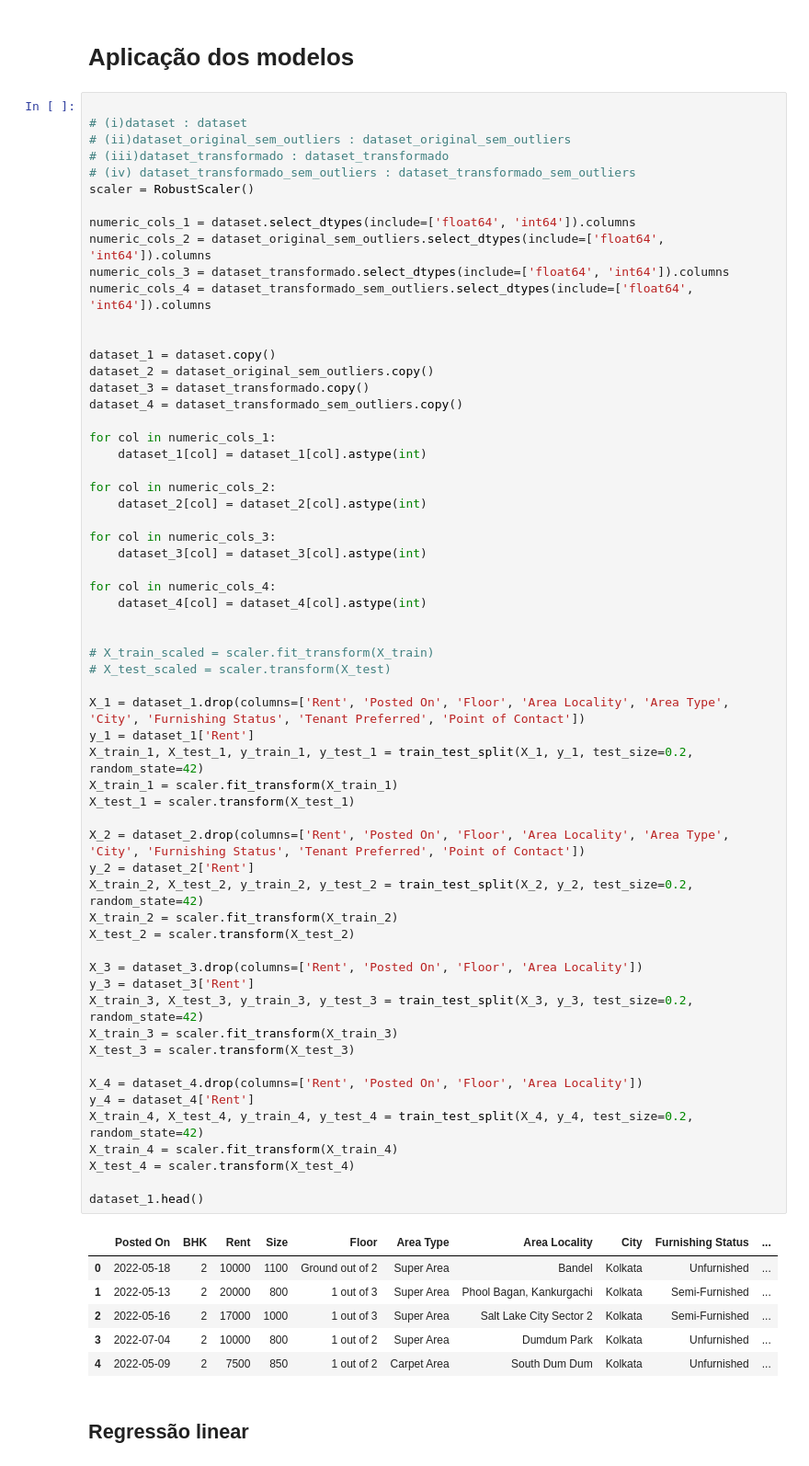
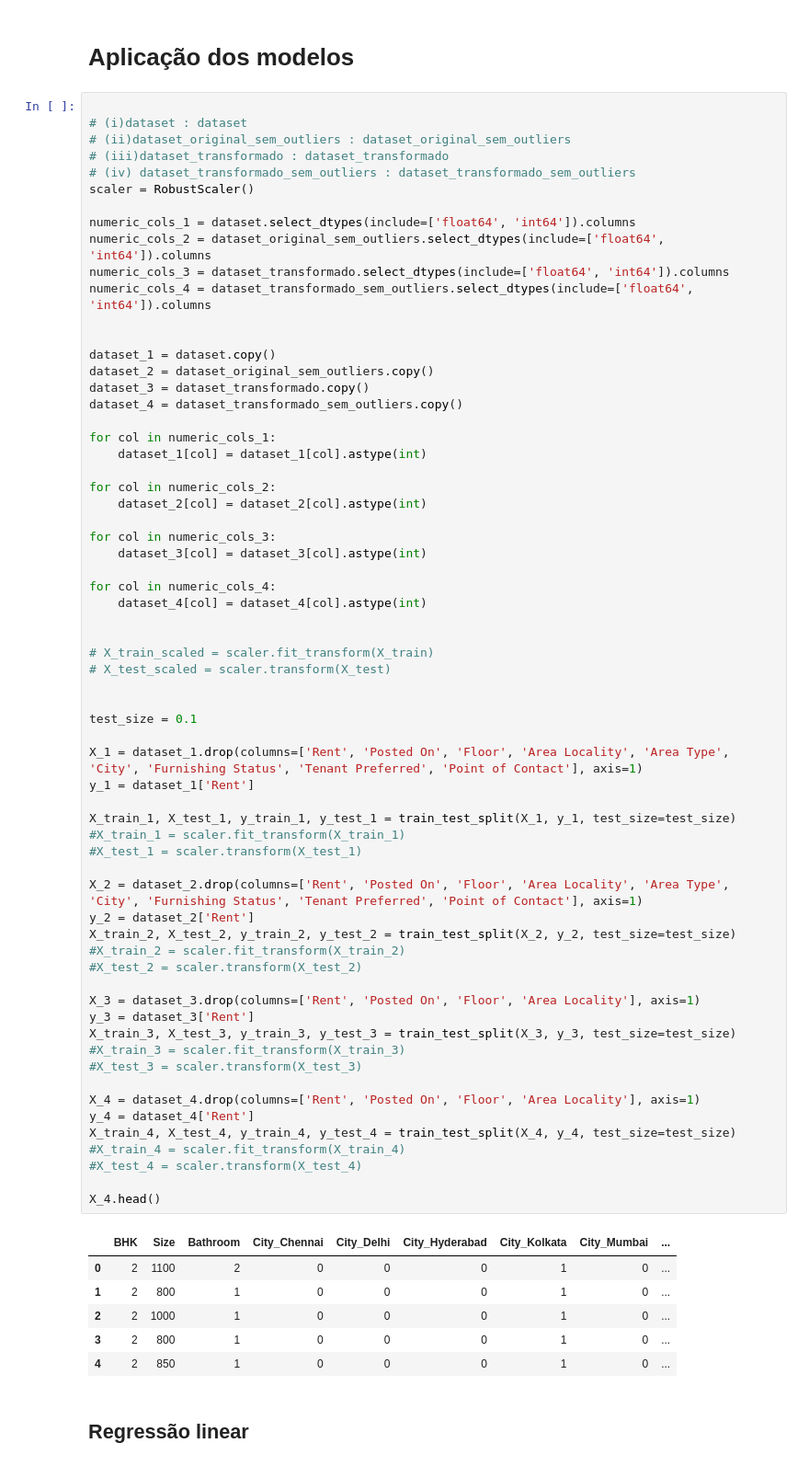
Before and after one commit to Merus23/Trabalho-de-minerao-de-dados, a Jupyter notebook: main.ipynb, the cells around one changed output. Shown at 92% size. Drawn from its saved outputs; the diff is of its cells as text.

Commit message:
feat: remove scaler

```diff
--- a/main.ipynb
+++ b/main.ipynb
@@ -401,56 +401,60 @@ numeric_cols_4 = dataset_transformado_sem_outliers.select_dtypes(include=['float
 dataset_1 = dataset.copy()
 dataset_2 = dataset_original_sem_outliers.copy()
 dataset_3 = dataset_transformado.copy()
 dataset_4 = dataset_transformado_sem_outliers.copy()
 
 for col in numeric_cols_1:
     dataset_1[col] = dataset_1[col].astype(int)
 
 for col in numeric_cols_2:
     dataset_2[col] = dataset_2[col].astype(int)
 
 for col in numeric_cols_3:
     dataset_3[col] = dataset_3[col].astype(int)
 
 for col in numeric_cols_4:
     dataset_4[col] = dataset_4[col].astype(int)
 
 
 # X_train_scaled = scaler.fit_transform(X_train)
 # X_test_scaled = scaler.transform(X_test)
 
-X_1 = dataset_1.drop(columns=['Rent', 'Posted On', 'Floor', 'Area Locality', 'Area Type', 'City', 'Furnishing Status', 'Tenant Preferred', 'Point of Contact'])
+
+test_size = 0.1
+
+X_1 = dataset_1.drop(columns=['Rent', 'Posted On', 'Floor', 'Area Locality', 'Area Type', 'City', 'Furnishing Status', 'Tenant Preferred', 'Point of Contact'], axis=1)
 y_1 = dataset_1['Rent']
-X_train_1, X_test_1, y_train_1, y_test_1 = train_test_split(X_1, y_1, test_size=0.2, random_state=42)
-X_train_1 = scaler.fit_transform(X_train_1)
-X_test_1 = scaler.transform(X_test_1)
 
-X_2 = dataset_2.drop(columns=['Rent', 'Posted On', 'Floor', 'Area Locality', 'Area Type', 'City', 'Furnishing Status', 'Tenant Preferred', 'Point of Contact'])
+X_train_1, X_test_1, y_train_1, y_test_1 = train_test_split(X_1, y_1, test_size=test_size)
+#X_train_1 = scaler.fit_transform(X_train_1)
+#X_test_1 = scaler.transform(X_test_1)
+
+X_2 = dataset_2.drop(columns=['Rent', 'Posted On', 'Floor', 'Area Locality', 'Area Type', 'City', 'Furnishing Status', 'Tenant Preferred', 'Point of Contact'], axis=1)
 y_2 = dataset_2['Rent']
-X_train_2, X_test_2, y_train_2, y_test_2 = train_test_split(X_2, y_2, test_size=0.2, random_state=42)
-X_train_2 = scaler.fit_transform(X_train_2)
-X_test_2 = scaler.transform(X_test_2)
+X_train_2, X_test_2, y_train_2, y_test_2 = train_test_split(X_2, y_2, test_size=test_size)
+#X_train_2 = scaler.fit_transform(X_train_2)
+#X_test_2 = scaler.transform(X_test_2)
 
-X_3 = dataset_3.drop(columns=['Rent', 'Posted On', 'Floor', 'Area Locality'])
+X_3 = dataset_3.drop(columns=['Rent', 'Posted On', 'Floor', 'Area Locality'], axis=1)
 y_3 = dataset_3['Rent']
-X_train_3, X_test_3, y_train_3, y_test_3 = train_test_split(X_3, y_3, test_size=0.2, random_state=42)
-X_train_3 = scaler.fit_transform(X_train_3)
-X_test_3 = scaler.transform(X_test_3)
+X_train_3, X_test_3, y_train_3, y_test_3 = train_test_split(X_3, y_3, test_size=test_size)
+#X_train_3 = scaler.fit_transform(X_train_3)
+#X_test_3 = scaler.transform(X_test_3)
 
-X_4 = dataset_4.drop(columns=['Rent', 'Posted On', 'Floor', 'Area Locality'])
+X_4 = dataset_4.drop(columns=['Rent', 'Posted On', 'Floor', 'Area Locality'], axis=1)
 y_4 = dataset_4['Rent']
-X_train_4, X_test_4, y_train_4, y_test_4 = train_test_split(X_4, y_4, test_size=0.2, random_state=42)
-X_train_4 = scaler.fit_transform(X_train_4)
-X_test_4 = scaler.transform(X_test_4)
+X_train_4, X_test_4, y_train_4, y_test_4 = train_test_split(X_4, y_4, test_size=test_size)
+#X_train_4 = scaler.fit_transform(X_train_4)
+#X_test_4 = scaler.transform(X_test_4)
 
-dataset_1.head()
+X_4.head()
 # %% [output]
-|  | Posted On | BHK | Rent | Size | Floor | Area Type | Area Locality | City | Furnishing Status | ... |
-| 0 | 2022-05-18 | 2 | 10000 | 1100 | Ground out of 2 | Super Area | Bandel | Kolkata | Unfurnished | ... |
-| 1 | 2022-05-13 | 2 | 20000 | 800 | 1 out of 3 | Super Area | Phool Bagan, Kankurgachi | Kolkata | Semi-Furnished | ... |
-| 2 | 2022-05-16 | 2 | 17000 | 1000 | 1 out of 3 | Super Area | Salt Lake City Sector 2 | Kolkata | Semi-Furnished | ... |
-| 3 | 2022-07-04 | 2 | 10000 | 800 | 1 out of 2 | Super Area | Dumdum Park | Kolkata | Unfurnished | ... |
-| 4 | 2022-05-09 | 2 | 7500 | 850 | 1 out of 2 | Carpet Area | South Dum Dum | Kolkata | Unfurnished | ... |
+|  | BHK | Size | Bathroom | City_Chennai | City_Delhi | City_Hyderabad | City_Kolkata | City_Mumbai | ... |
+| 0 | 2 | 1100 | 2 | 0 | 0 | 0 | 1 | 0 | ... |
+| 1 | 2 | 800 | 1 | 0 | 0 | 0 | 1 | 0 | ... |
+| 2 | 2 | 1000 | 1 | 0 | 0 | 0 | 1 | 0 | ... |
+| 3 | 2 | 800 | 1 | 0 | 0 | 0 | 1 | 0 | ... |
+| 4 | 2 | 850 | 1 | 0 | 0 | 0 | 1 | 0 | ... |
 # %% [markdown]
 ## Regressão linear
 # %%
```
Also changed, not shown: parts of 9 cells of this notebook.
